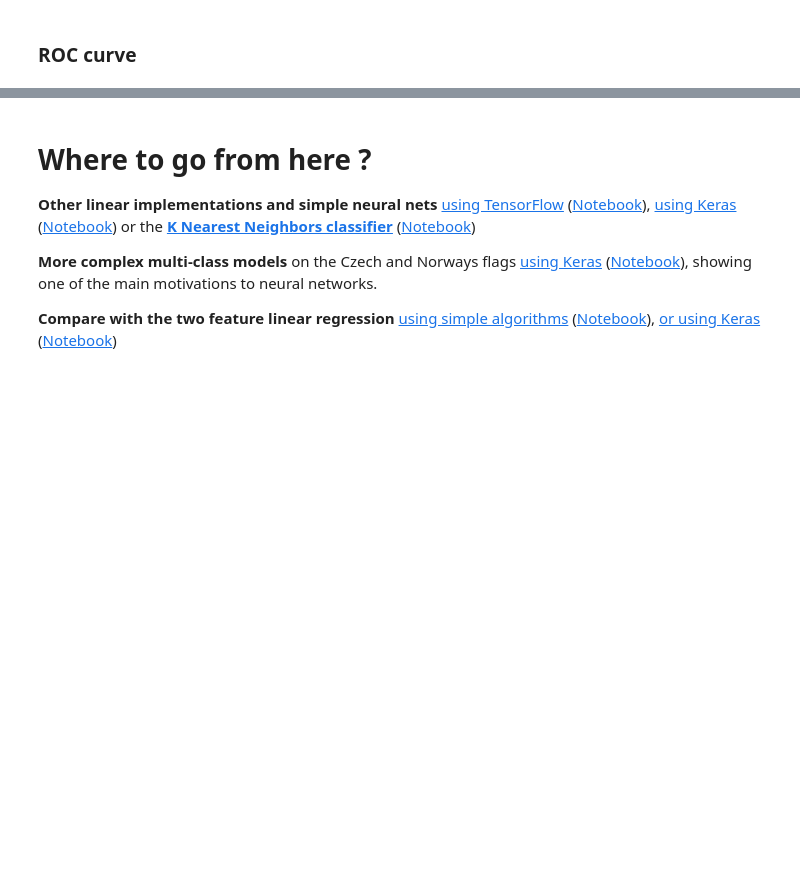
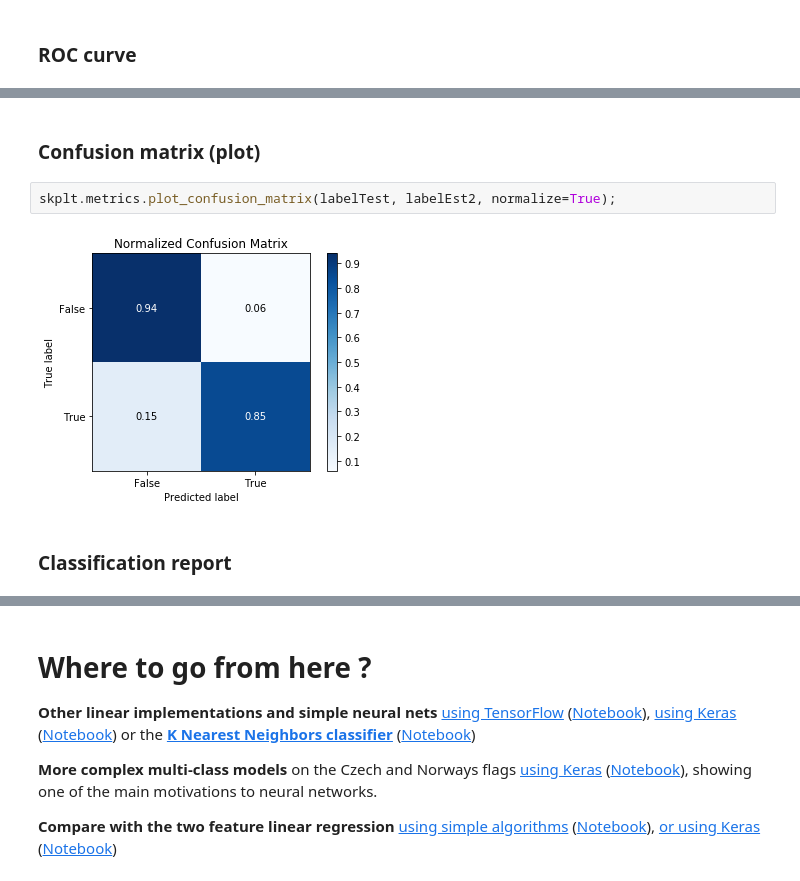
Before and after one commit to tonio73/data-science, a Jupyter notebook: classification/ClassificationContinuous2Features.ipynb, the cells around one changed output, grey strips where cells are left out. Cells and saved outputs as stored; diff of their text form; blank space fills up the shorter version.

```diff
--- a/classification/ClassificationContinuous2Features.ipynb
+++ b/classification/ClassificationContinuous2Features.ipynb
@@ -316,0 +351,8 @@ plt.legend(loc="lower right");
+# %% [markdown]
+### Confusion matrix (plot)
+# %%
+skplt.metrics.plot_confusion_matrix(labelTest, labelEst2, normalize=True);
+# %% [output]
+[figure, added]
+# %% [markdown]
+### Classification report
```
Also changed, not shown: parts of 22 cells of this notebook, 2 other files.
